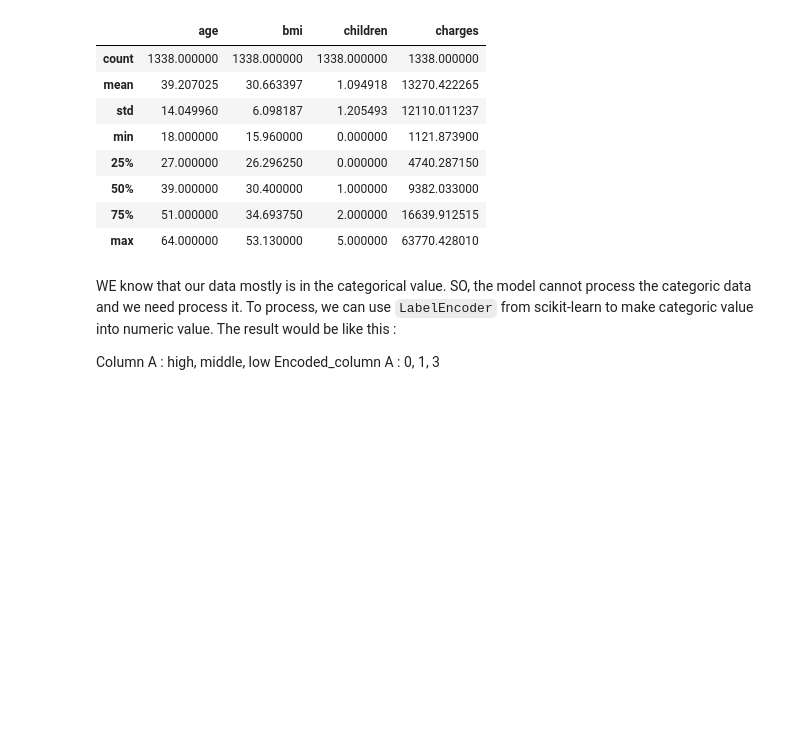
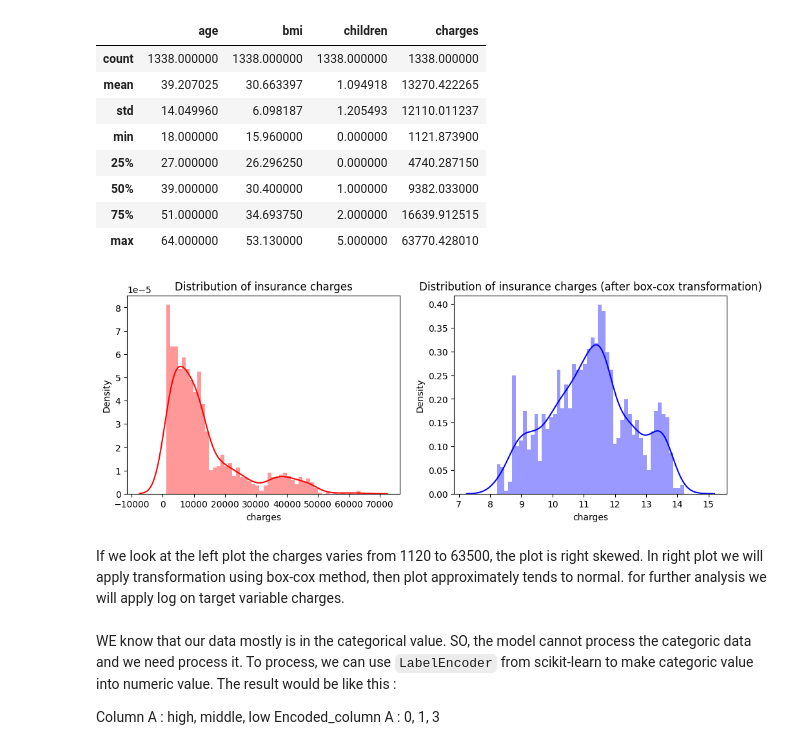
Before and after one commit to integer-class/machine-learning, a Jupyter notebook: Sri_Kresna_Maha_Dewa/jobsheet-3.ipynb, the cells around one changed output. Cells and saved outputs as stored; diff of their text form; code cells hidden in the pictures; blank space fills up the shorter version.

```diff
--- a/Sri_Kresna_Maha_Dewa/jobsheet-3.ipynb
+++ b/Sri_Kresna_Maha_Dewa/jobsheet-3.ipynb
@@ -311,6 +315,25 @@ data.describe()
 | 50% | 39.000000 | 30.400000 | 1.000000 | 9382.033000 |
 | 75% | 51.000000 | 34.693750 | 2.000000 | 16639.912515 |
 | max | 64.000000 | 53.130000 | 5.000000 | 63770.428010 |
+# %%
+fig= plt.figure(figsize=(12,4))
+
+ax=fig.add_subplot(121)
+sns.distplot(data['charges'],bins=50,color='r',ax=ax)
+ax.set_title('Distribution of insurance charges')
+
+# box cox transformation
+from scipy import stats
+data['charges'],_ = stats.boxcox(data['charges'])
+
+ax = fig.add_subplot(122)
+sns.distplot(data['charges'], bins=50, color='b', ax=ax)
+ax.set_title('Distribution of insurance charges (after box-cox transformation)')
+plt.show()
+# %% [output]
+[figure, added]
+# %% [markdown]
+If we look at the left plot the charges varies from 1120 to 63500, the plot is right skewed. In right plot we will apply transformation using box-cox method, then plot approximately tends to normal. for further analysis we will apply log on target variable charges.
 # %% [markdown]
 WE know that our data mostly is in the categorical value. SO, the model cannot process the categoric data and we need process it. To process, we can use `LabelEncoder` from scikit-learn to make categoric value into numeric value. The result would be like this :
 
```
Also changed, not shown: parts of 10 cells of this notebook.
